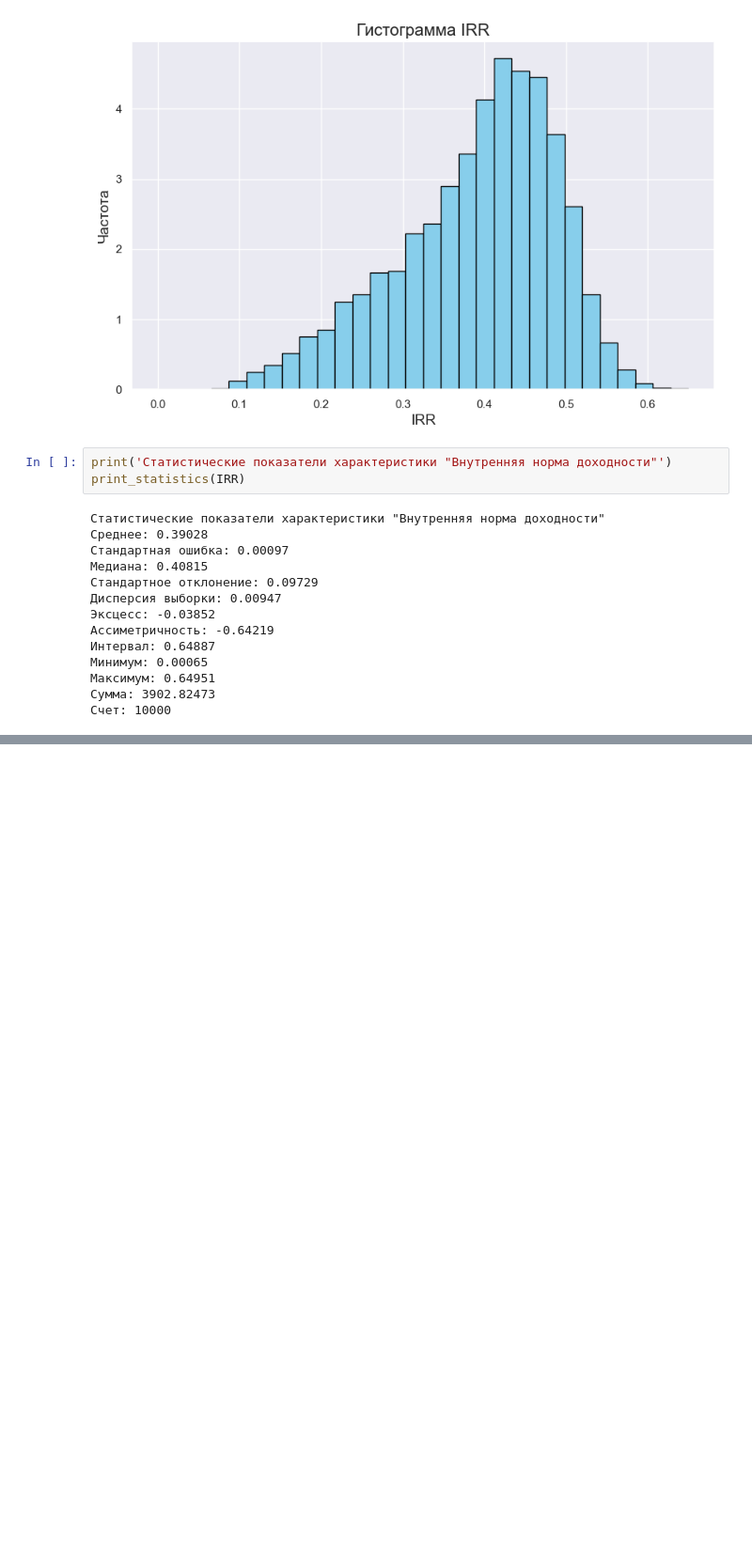
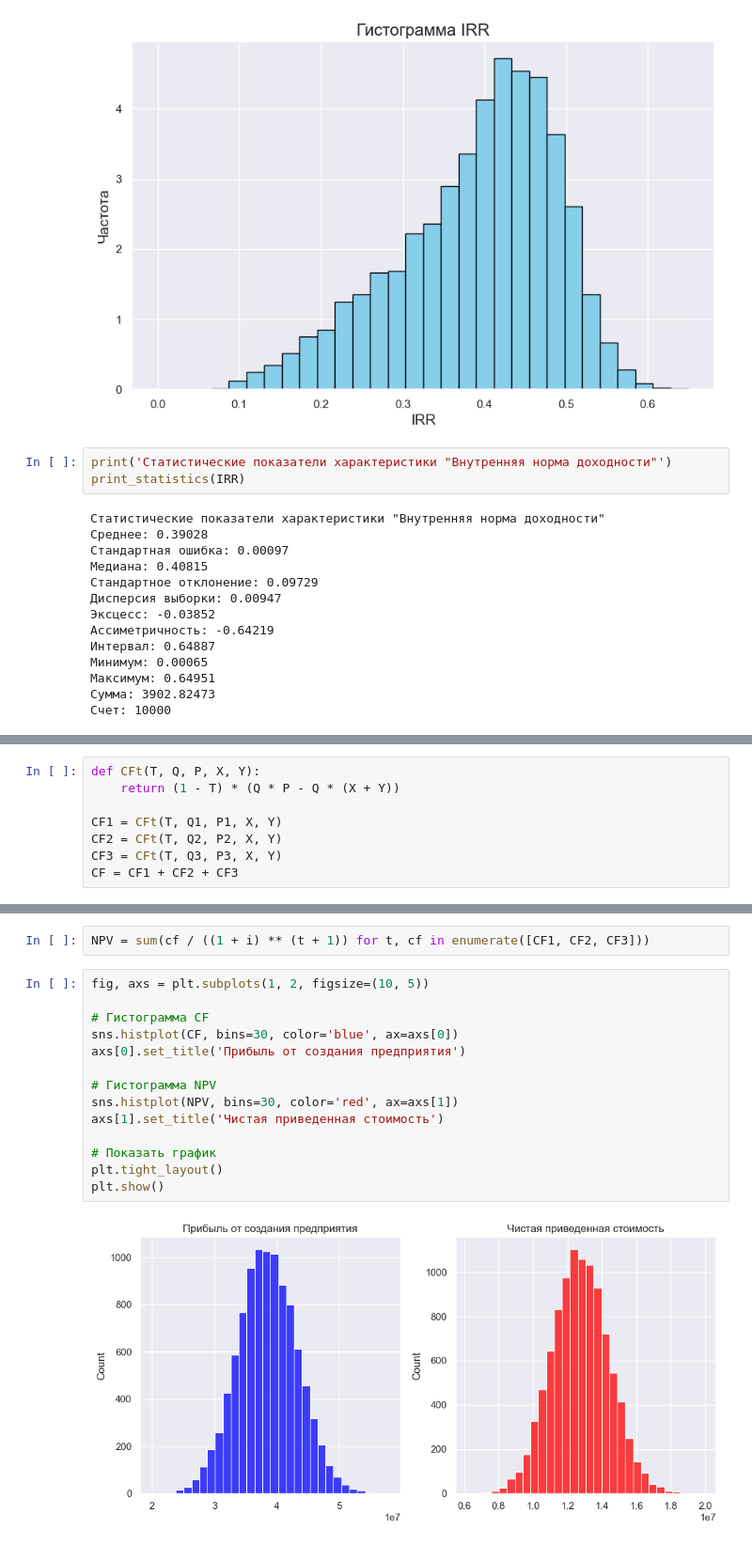
Before and after one commit to Malomalsky/imit, a Jupyter notebook: src/monte_carlo.ipynb, the cells around one changed output, grey strips where cells are left out. Shown at 94% size. Drawn from its saved outputs; the diff is of its cells as text; blank space fills up the shorter version.

```diff
--- a/src/monte_carlo.ipynb
+++ b/src/monte_carlo.ipynb
@@ -323,0 +374,8 @@ print_statistics(IRR)
+# %%
+def CFt(T, Q, P, X, Y):
+    return (1 - T) * (Q * P - Q * (X + Y))
+
+CF1 = CFt(T, Q1, P1, X, Y)
+CF2 = CFt(T, Q2, P2, X, Y)
+CF3 = CFt(T, Q3, P3, X, Y)
+CF = CF1 + CF2 + CF3
@@ -323,0 +385,18 @@ print_statistics(IRR)
+# %%
+NPV = sum(cf / ((1 + i) ** (t + 1)) for t, cf in enumerate([CF1, CF2, CF3]))
+# %%
+fig, axs = plt.subplots(1, 2, figsize=(10, 5))
+
+# Гистограмма CF
+sns.histplot(CF, bins=30, color='blue', ax=axs[0])
+axs[0].set_title('Прибыль от создания предприятия')
+
+# Гистограмма NPV
+sns.histplot(NPV, bins=30, color='red', ax=axs[1])
+axs[1].set_title('Чистая приведенная стоимость')
+
+# Показать график
+plt.tight_layout()
+plt.show()
+# %% [output]
+[figure, added]
```
Also changed, not shown: parts of 7 cells of this notebook, 2 other files.
